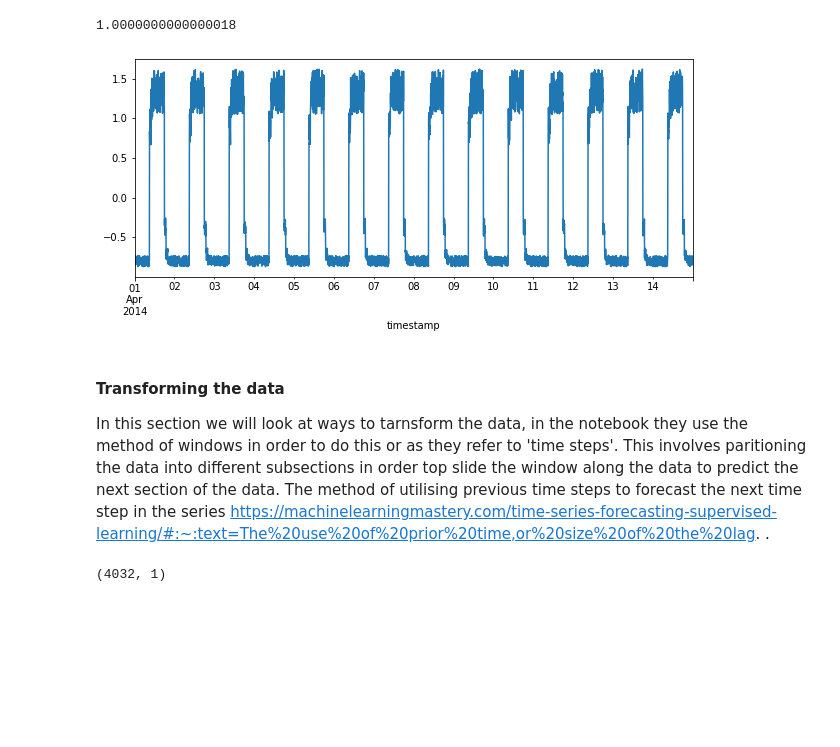
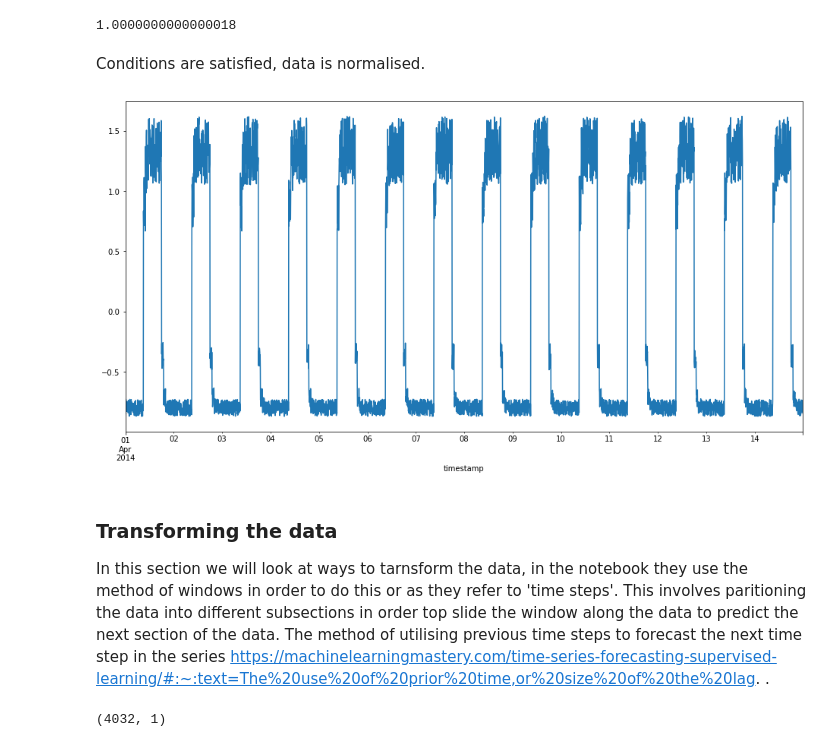
Before and after one commit to fionnmccarthy/ml-and-stats-assessment, a Jupyter notebook: anomaly-detection.ipynb, the cells around one changed output. Cells and saved outputs as stored; diff of their text form; code cells hidden in the pictures; blank space fills up the shorter version.

```diff
--- a/anomaly-detection.ipynb
+++ b/anomaly-detection.ipynb
@@ -274,16 +274,18 @@ df_train_vals['value'].mean()
 df_train_vals['value'].std()
 # %% [output]
 1.0000000000000018
+# %% [markdown]
+Conditions are satisfied, data is normalised.
 # %%
 # defining our plot
-fig, ax = plt.subplots(figsize=(10,4))
+fig, ax = plt.subplots(figsize=(16,8))
 
 # Use pandas to plot data frame.
 df_train_vals.plot(legend=False, ax=ax);
 # %% [output]
-[figure, old version]
+[figure, new version]
 # %% [markdown]
-#### Transforming the data
+### Transforming the data
 In this section we will look at ways to tarnsform the data, in the notebook they use the method of windows in order to do this or as they refer to 'time steps'. This involves paritioning the data into different subsections in order top slide the window along the data to predict the next section of the data. The method of utilising previous time steps to forecast the next time step in the series https://machinelearningmastery.com/time-series-forecasting-supervised-learning/#:~:text=The%20use%20of%20prior%20time,or%20size%20of%20the%20lag. .
 # %%
 # Looking at dataset shape, number of values, 4032 rows in dataset
```
Also changed, not shown: parts of 27 cells of this notebook.
